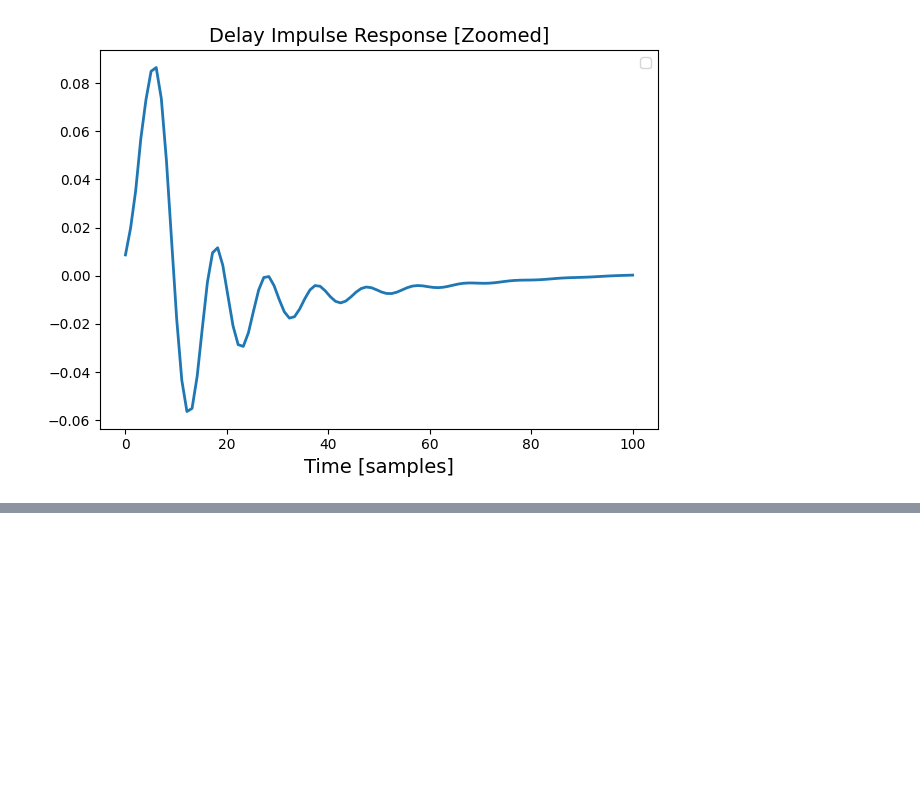
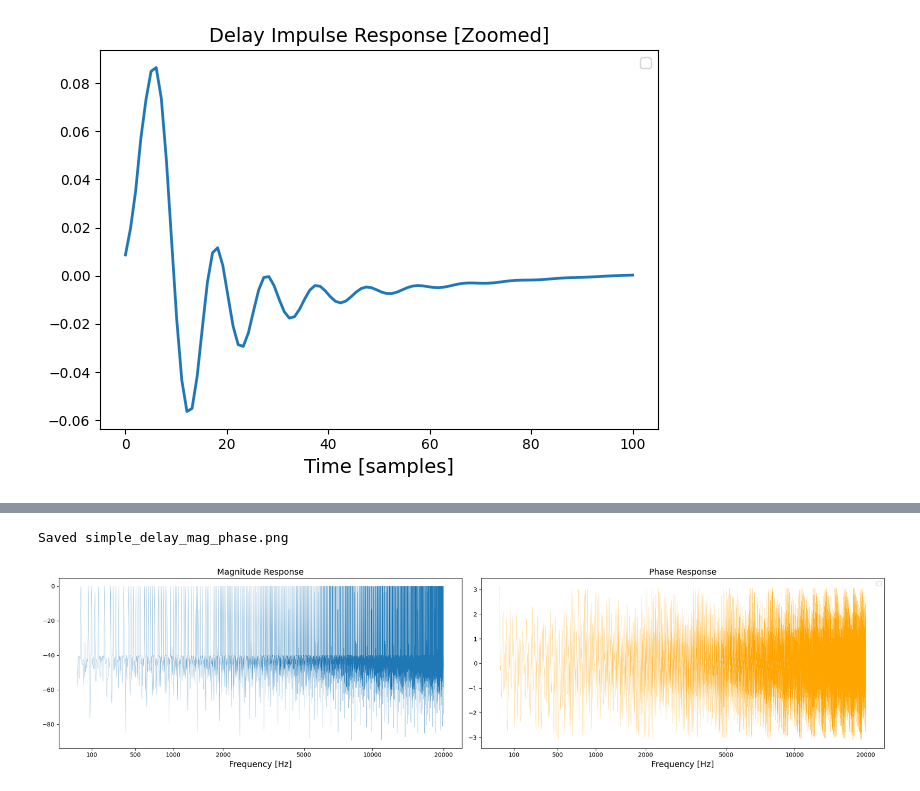
Before and after one commit to NobodyPickedThis/ECE_316_HW_7_DT_Audio_Filtering, a Jupyter notebook: working_code.ipynb, the cells around one changed output, grey strips where cells are left out. Cells and saved outputs as stored; diff of their text form; code cells hidden in the pictures; blank space fills up the shorter version.

```diff
--- a/working_code.ipynb
+++ b/working_code.ipynb
@@ -386,0 +423,47 @@ Saved delay_ir_zoom.png
+# %%
+NUM_TAPS = 1
+TAP_SPACING = SAMPLE_RATE
+ATTENUATION_CONSTANT = 1
+
+# Impulse train with attenuation and filtering
+delay_ir = np.zeros(NUM_TAPS * TAP_SPACING)
+for i in range(NUM_TAPS):
+    tap = np.zeros(NUM_TAPS * TAP_SPACING)
+    tap[i * TAP_SPACING] = ATTENUATION_CONSTANT ** (i + 1)
+    delay_ir += tap
+
+w = np.linspace(0, 20000, 5000)
+H = []
+for f in range(len(w)):
+    H.append(transfer_function(ir, np.e**(f * 1j)))
+# %%
+w_mel = hz_to_mel(w)
+H_dB = 20 * np.log10(np.abs(H))
+phase = np.angle(H)
+group_delay = -np.diff(np.unwrap(phase)) / np.diff(w)
+
+# Delay IR visualization
+figure = plt.figure(num=2, figsize=[20, 5])
+ax1 = figure.add_subplot(1, 2, 1)
+ax1.set_title(r'Magnitude Response', fontsize=14)
+ax1.set_xlabel(r'Frequency [Hz]', fontsize=14)
+ax1.plot(w_mel, H_dB, lw=0.2)
+tick_hz = [100, 500, 1000, 2000, 5000, 10000, 20000]
+ax1.set_xticks([hz_to_mel(f) for f in tick_hz])
+ax1.set_xticklabels([str(f) for f in tick_hz])
+
+ax2 = figure.add_subplot(1, 2, 2)
+ax2.set_title(r'Phase Response', fontsize=14)
+ax2.set_xlabel(r'Frequency [Hz]', fontsize=14)
+ax2.plot(w_mel, phase, lw=0.2, color='orange')
+tick_hz = [100, 500, 1000, 2000, 5000, 10000, 20000]
+ax2.set_xticks([hz_to_mel(f) for f in tick_hz])
+ax2.set_xticklabels([str(f) for f in tick_hz])
+
+plt.legend()
+plt.tight_layout()
+plt.savefig('simple_delay_mag_phase.png', dpi=250, bbox_inches='tight')
+print("Saved simple_delay_mag_phase.png")
+# %% [output]
+Saved simple_delay_mag_phase.png
+[figure, added]
```
Also changed, not shown: parts of 2 cells of this notebook, 4 other files.
